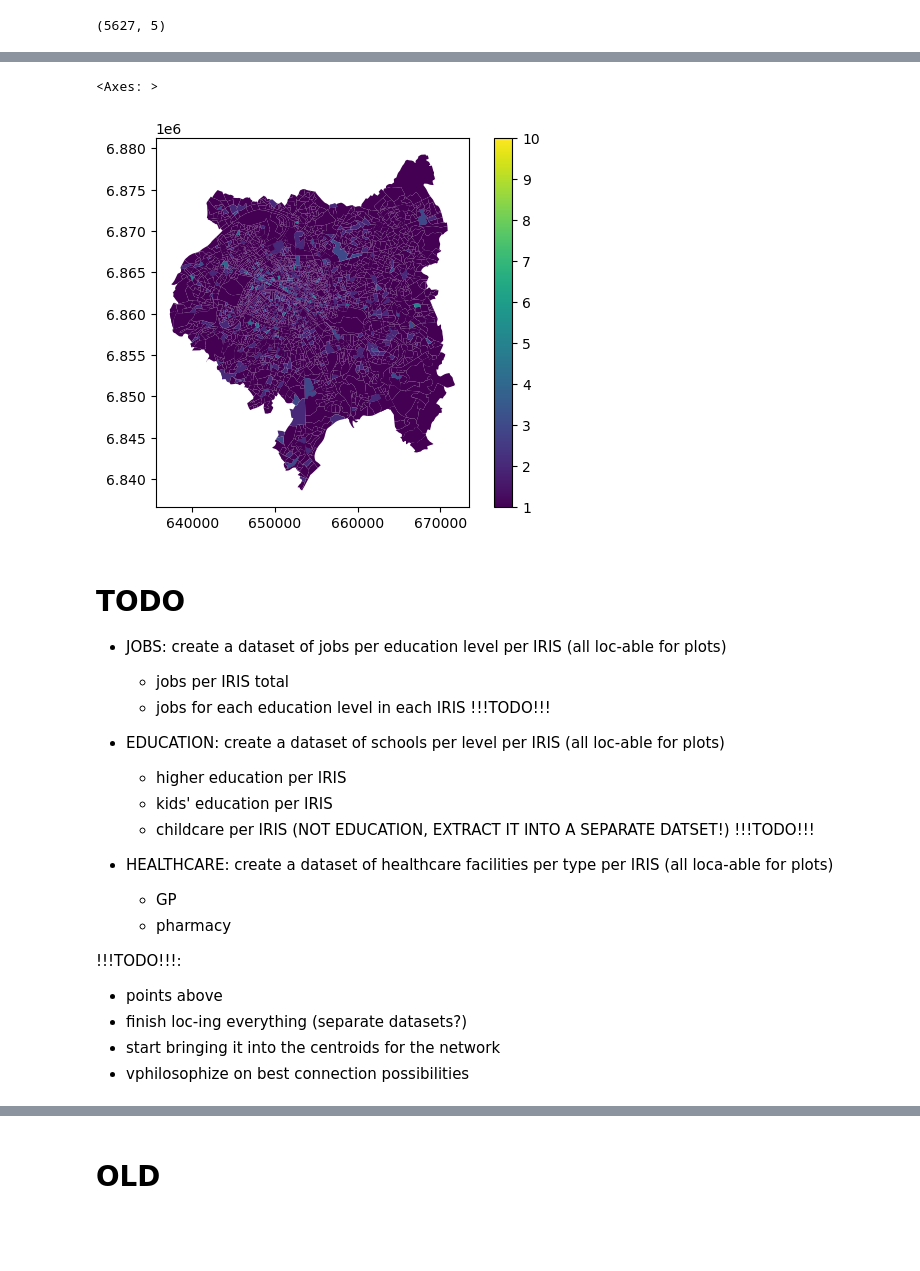
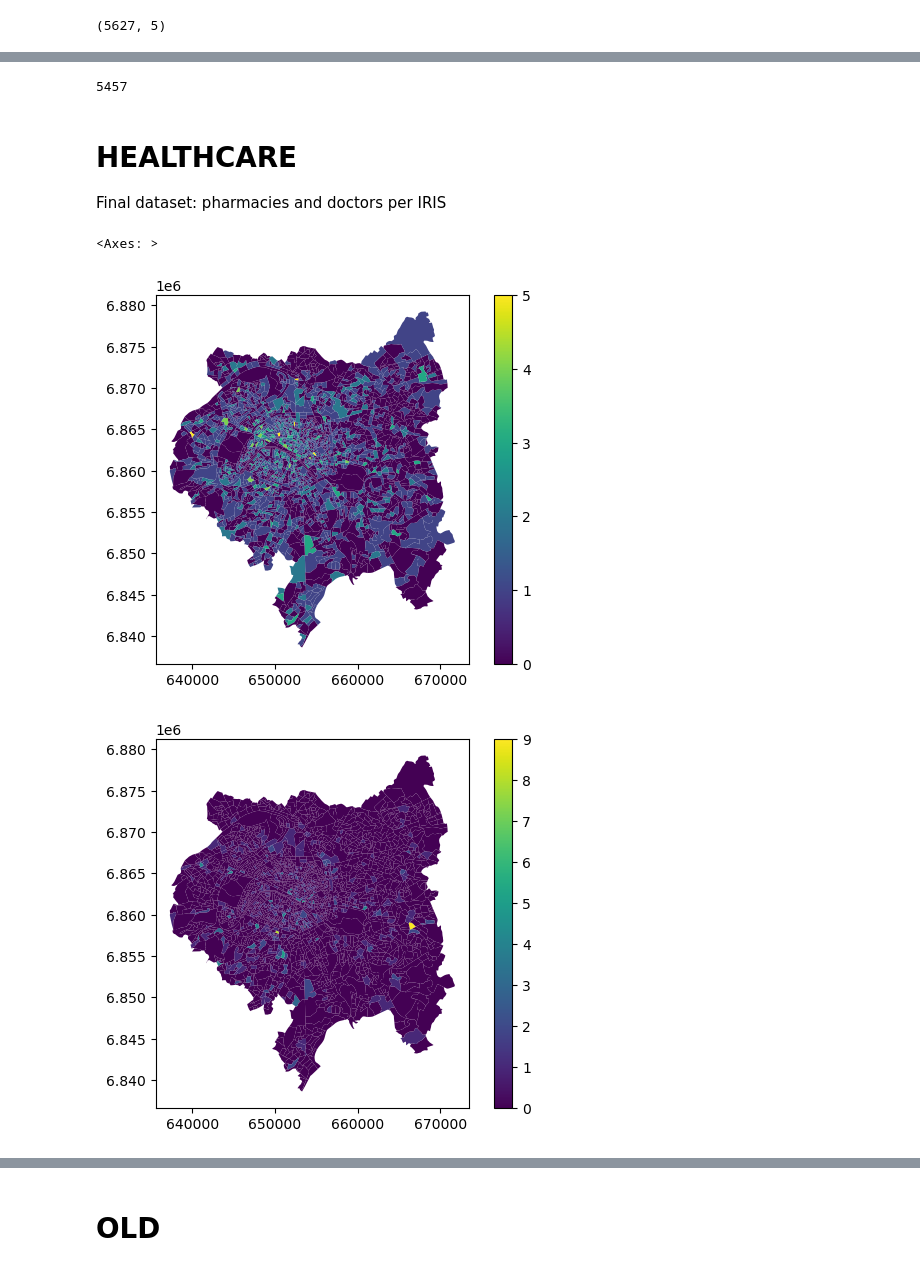
Before and after one commit to AurianeTec/Thesis, a Jupyter notebook: data_cleaning.ipynb, the cells around one changed output, grey strips where cells are left out. Saved outputs shown, nothing was run; the diff lists cells and outputs as text; code cells hidden in the pictures; blank space fills up the shorter version.

Commit message:
finished cleaning POI data

```diff
--- a/data_cleaning.ipynb
+++ b/data_cleaning.ipynb
@@ -432,0 +432,7 @@ education_pertype_perIRIS_withgeom.plot(column = 'osmid', legend = True)
+# %%
+# Only keep buildings with some sort of name (so they can be checked)
+buildings['name'] = buildings['name'].fillna(buildings['school:FR'])
+buildings_notnull = buildings.loc[buildings['name'].notnull()].drop_duplicates(subset=['geometry'], keep='first').drop(columns = ['school:FR', 'osmid'])
+len(buildings_notnull)
+# %% [output]
+5457
@@ -433,3 +479,7 @@ education_pertype_perIRIS_withgeom.plot(column = 'osmid', legend = True)
+# %% [markdown]
+# HEALTHCARE
+
+Final dataset: pharmacies and doctors per IRIS
 # %%
 ### Get health-related amenities from OSM
 
@@ -443,38 +493,32 @@ buildings = ox.geometries_from_place(place_name, tags).reset_index(drop=False)
 col_tokeep = ['osmid', 'geometry', 'amenity', 'name']
 buildings = buildings[col_tokeep].to_crs(IRIS_GPM.crs)
 
-# Separate them by IRIS
-buildings_IRIS = gpd.sjoin(buildings, IRIS_GPM, how= 'right').fillna(0)
-healthcare_pertype_perIRIS_nogeom = buildings_IRIS.groupby(['CODE_IRIS', 'amenity']).count().reset_index().drop(columns = [
-                                       'index_left', 'geometry', 'NOM_IRIS', 'representative_point'])
-
-healthcare_pertype_perIRIS_withgeom = pd.merge(healthcare_pertype_perIRIS_nogeom, IRIS_GPM, left_on = 'CODE_IRIS',
-                                               right_on = 'CODE_IRIS', how = 'right').drop(columns = 'representative_point')
-healthcare_pertype_perIRIS_withgeom = gpd.GeoDataFrame(healthcare_pertype_perIRIS_withgeom, geometry = 'geometry')
-healthcare_pertype_perIRIS_withgeom.plot(column = 'osmid', legend = True)
+# Only keep buildings with some sort of name (so they can be checked)
+buildings_notnull = buildings.loc[buildings['name'].notnull()].drop_duplicates(subset=['geometry'], keep='first').drop(columns = ['osmid', 'name'])
-# %% [output]
-<Axes: >
-[figure, removed]
-# %% [markdown]
-# TODO
-
-- JOBS: create a dataset of jobs per education level per IRIS (all loc-able for plots)
-    - jobs per IRIS total
-    - jobs for each education level in each IRIS !!!TODO!!!
-
-
-- EDUCATION: create a dataset of schools per level per IRIS (all loc-able for plots)
-    - higher education per IRIS
-    - kids' education per IRIS
-    - childcare per IRIS (NOT EDUCATION, EXTRACT IT INTO A SEPARATE DATSET!) !!!TODO!!!
-
-
-- HEALTHCARE: create a dataset of healthcare facilities per type per IRIS (all loca-able for plots)
-    - GP
-    - pharmacy
-
-!!!TODO!!!:
-- points above
-- finish loc-ing everything (separate datasets?)
-- start bringing it into the centroids for the network
-- vphilosophize on best connection possibilities
+# %%
+### Group by type and by IRIS
+
+# Prep the tables
+buildings_notnull['geometry'] = buildings_notnull['geometry'].centroid
+
+# Perform the spatial join
+joined_table = gpd.sjoin(buildings_notnull, IRIS_GPM, how = 'right', predicate='within')
+
+# Count the number of doctors and pharmacies respectively in each IRIS
+pivot_table = joined_table.pivot_table(index='CODE_IRIS', columns='amenity', aggfunc='count', fill_value=0).drop(columns = 'index_left')
+pivot_table.columns = pivot_table.columns.map(lambda x: f'{x[1]}_count')
+pivot_table = pivot_table.reset_index()
+
+# Add geometry
+final_table = pivot_table.merge(IRIS_GPM[['CODE_IRIS', 'geometry']], on='CODE_IRIS', how = 'right').fillna(0)
+# turn everything except the geometry to int64 type
+final_table.iloc[:, 0:-1] = final_table.iloc[:, 0:-1].astype('int64')
+final_table
+
+healthcare_pertype_perIRIS = gpd.GeoDataFrame(final_table, geometry = 'geometry')
+healthcare_pertype_perIRIS.plot(column = 'pharmacy_count', legend = True)
+healthcare_pertype_perIRIS.plot(column = 'doctors_count', legend = True)
+# %% [output]
+<Axes: >
+[figure, added]
+[figure, added]
```
Also changed, not shown: parts of 22 cells of this notebook.
